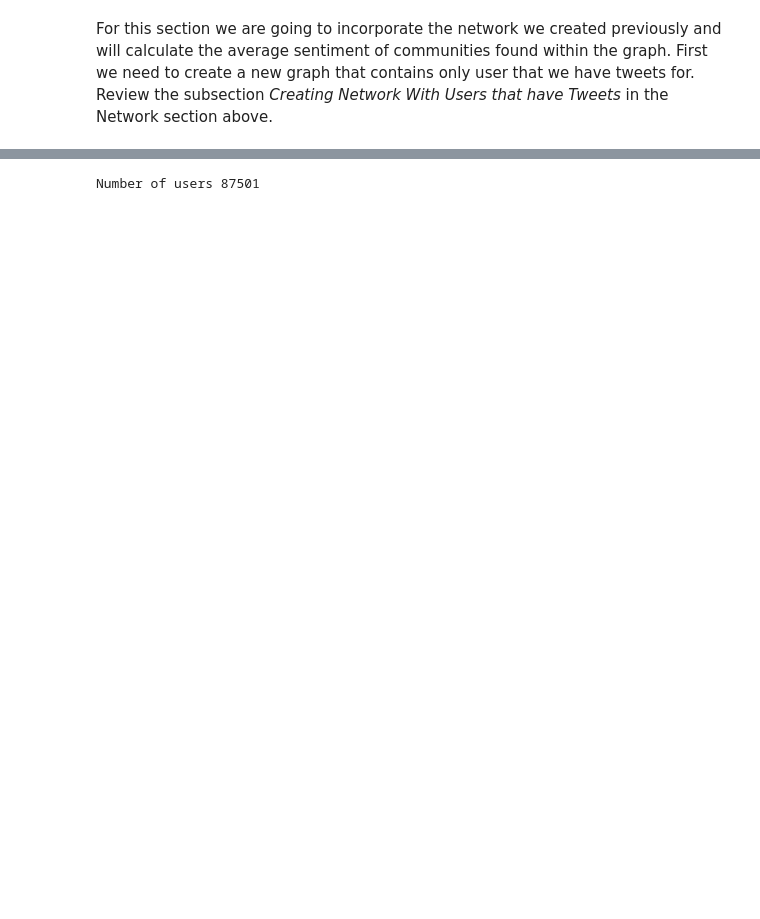
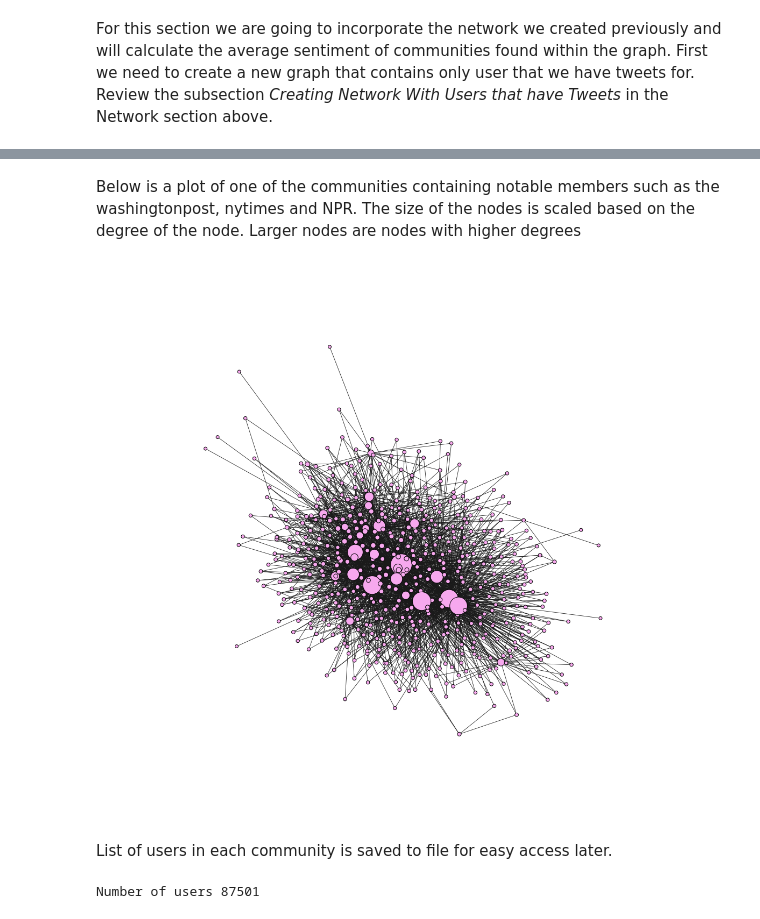
Before and after one commit to brydenfogelman/02805-social-graphs, a Jupyter notebook: project/Text Analysis.ipynb, the cells around one changed output, grey strips where cells are left out. Cells and saved outputs as stored; diff of their text form; code cells hidden in the pictures; blank space fills up the shorter version.

```diff
--- a/project/Text Analysis.ipynb
+++ b/project/Text Analysis.ipynb
@@ -577,8 +565,8 @@ for tweet, _id in tweet_generator({'retweeted': True}):
 # %% [markdown]
 For this section we are going to incorporate the network we created previously and will calculate the average sentiment of communities found within the graph. First we need to create a new graph that contains only user that we have tweets for. Review the subsection *Creating Network With Users that have Tweets* in the Network section above.
 # %%
-# Load the network
-directed = pickle.load(open('./graph2.txt'))
+# Load the network from file
+directed = pickle.load(open('./data_files/graph2.txt'))
 
 print "The graph has %d nodes" % directed.number_of_nodes() , "and and %d edges "% directed.number_of_edges()
 
@@ -587,4 +575,4 @@ to_remove = [node for node,degree in directed.degree().items() if degree < 3]
 directed_minimized = directed.copy()
 directed_minimized.remove_nodes_from(to_remove)
 
-print "The graph has now %d nodes" % directed_minimized.number_of_nodes() , "and and %d edges "% directed_minimized.number_of_edges()
+print "The graph has now %d nodes" % undirected_minimized.number_of_nodes() , "and and %d edges "% undirected_minimized.number_of_edges()
@@ -591,5 +584,7 @@ print "The graph has now %d nodes" % directed_minimized.number_of_nodes() , "and
 # %%
-partition = community.best_partition(undir)
+# We convert the graph to an undirected network to compute the communities
+undirected_minimized = directed_minimized.to_undirected()
+partition = cm.best_partition(undirected_minimized)
 
 communities = {}
 
@@ -603,9 +598,23 @@ for user, community_index in partition.iteritems():
 # Convert dictionary to list
 com_list = []
 
+r = 0
 for i, c in communities.iteritems():
     # remove all communities with less then 100 users
     if len(c) < 100:
+        r += 1
         continue
-    print "Length of community %s is %s" % (i+1,len(c))
+    print "Length of community %s is %s" % (i-r+1,len(c))
     com_list.append(c)
+
+# Top 5 account by in and out degree
+for i, c in enumerate(com_list):
+    sub = directed_minimized.subgraph(c)
+    node_in_degree_tuples = sorted([(node, sub.in_degree(node)) for node in sub.nodes()], key=lambda (n, d): -d)
+    node_out_degree_tuples = sorted([(node, sub.out_degree(node)) for node in sub.nodes()], key=lambda (n, d): -d)
+    print("In community ", i+1)
+    print("The top ten accounts by in degree are : ")
+    print( node_in_degree_tuples[:5])
+    print("The top ten accounts by out degree are : ")
+    print( node_out_degree_tuples[:5])
+    print("\n")
@@ -623,8 +639,13 @@ for i, c in enumerate(com_list):
+# %% [markdown]
+Below is a plot of one of the communities containing notable members such as the washingtonpost, nytimes and NPR. The size of the nodes is scaled based on the degree of the node. Larger nodes are nodes with higher degrees
 # %%
 # Plot the second community
-sub = directed_minimized.subgraph(com_list[1])
-sub = sub.to_undirected()
+sub = directed_minimized.subgraph(com_list[1]).to_undirected()
 d = nx.degree(sub)
 plt.figure(figsize=(14,14))
-nx.draw(sub, node_color="#F7A8EE", node_shape='o', edge_color='.1', with_labels=False, width=0.8, pos=nx.spring_layout(sub), nodelist=d.keys(), node_size=[(v * 5) + 30 for v in d.values()])
+nx.draw(sub, node_color="#F7A8EE", node_shape='o', edge_color='.1', with_labels=False, width=0.8, nodelist=d.keys(), node_size=[(v * 5) + 30 for v in d.values()])
 plt.show()
+# %% [output]
+[figure, added]
+# %% [markdown]
+List of users in each community is saved to file for easy access later.
```
Also changed, not shown: parts of 22 cells of this notebook.
